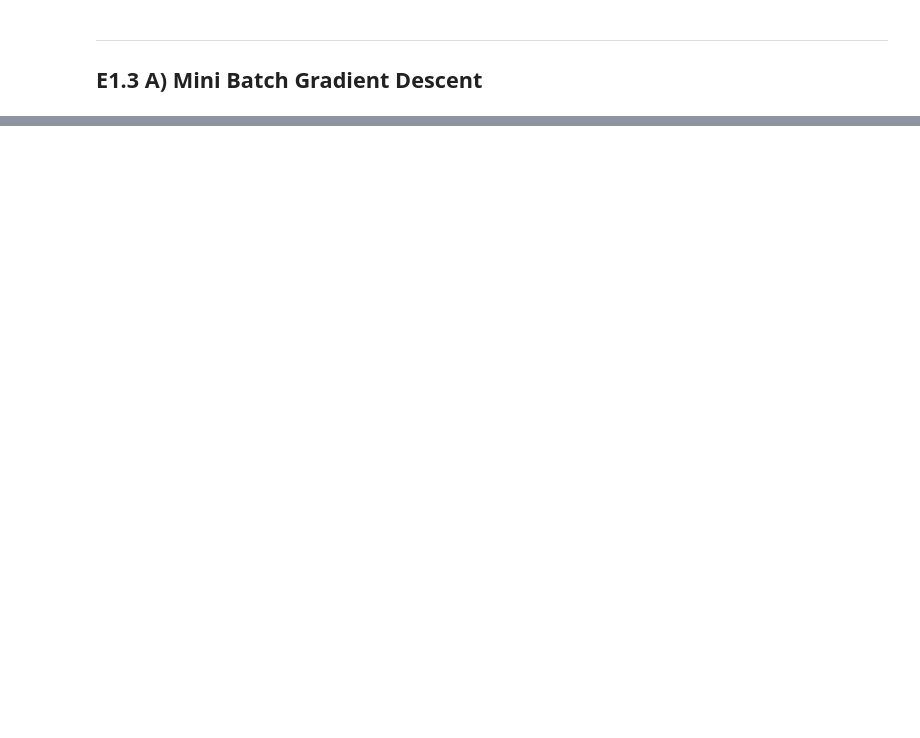
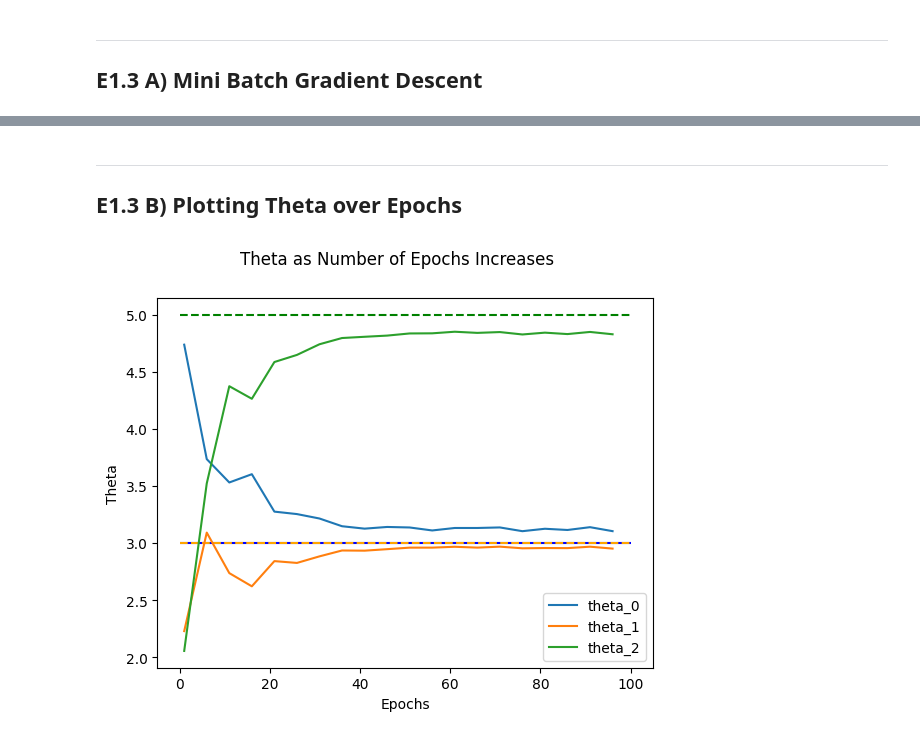
Before and after one commit to Andreas-Svensson/machine_learning, a Jupyter notebook: exercises/E1.ipynb, the cells around one changed output, grey strips where cells are left out. Cells and saved outputs as stored; diff of their text form; code cells hidden in the pictures; blank space fills up the shorter version.

```diff
--- a/exercises/E1.ipynb
+++ b/exercises/E1.ipynb
@@ -216,0 +251,31 @@ array([[3.14767014],
+# %% [markdown]
+---
+## E1.3 B) Plotting Theta over Epochs
+# %%
+learning_rate = 1
+batch_size = 32
+epochs = 100
+step = 5
+
+theta_0 = []
+theta_1 = []
+theta_2 = []
+
+for i in range(1, epochs, step):
+    theta = mini_batch_gradient_descent(X, y, epochs = i, learning_rate = learning_rate, batch_size = batch_size)
+    theta_0.append(float(theta[0]))
+    theta_1.append(float(theta[1]))
+    theta_2.append(float(theta[2]))
+
+plt.hlines(3, 0, epochs, color = "blue")
+plt.hlines(3, 0, epochs, linestyles = "--", color = "orange")
+plt.hlines(5, 0, epochs, linestyles = "--", color = "green")
+sns.lineplot(x = range(1, epochs, step), y = theta_0, label = "theta_0")
+sns.lineplot(x = range(1, epochs, step), y = theta_1, label = "theta_1")
+sns.lineplot(x = range(1, epochs, step), y = theta_2, label = "theta_2")
+
+plt.xlabel("Epochs")
+plt.ylabel("Theta")
+plt.suptitle(f"Theta as Number of Epochs Increases");
+# %% [output]
+[figure, added]
```
Also changed, not shown: parts of 6 cells of this notebook.
